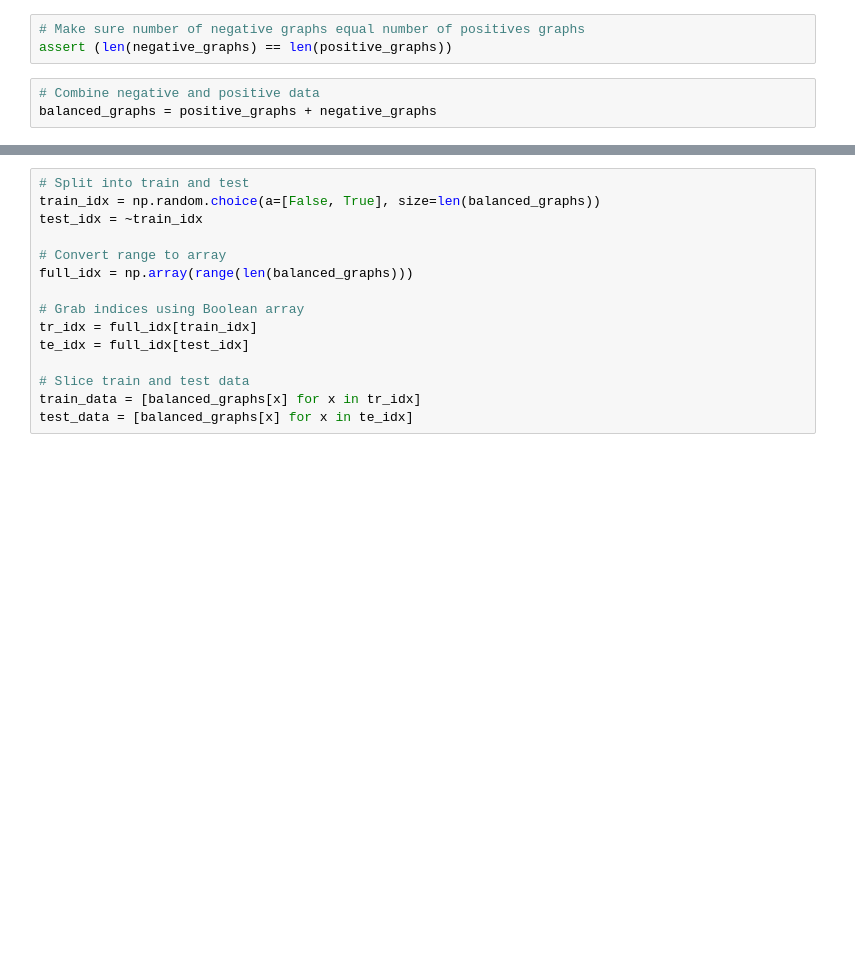
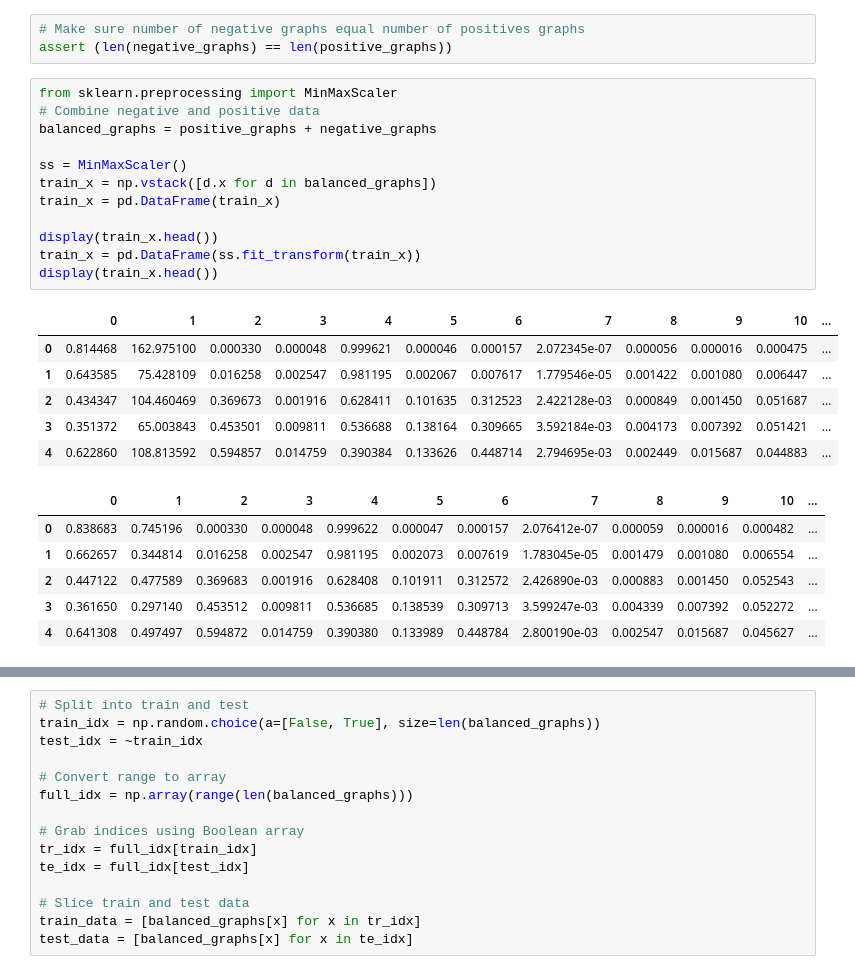
Before and after one commit to Sum02dean/GCN-STRING, a Jupyter notebook: src/notebooks/GCN.ipynb, the cells around one changed output, grey strips where cells are left out. Drawn from its saved outputs; the diff is of its cells as text; blank space fills up the shorter version.

```diff
--- a/src/notebooks/GCN.ipynb
+++ b/src/notebooks/GCN.ipynb
@@ -102,6 +105,28 @@ negative_graphs = format_graphs(neg_graphs, label=0)
 # %%
 # Make sure number of negative graphs equal number of positives graphs
 assert (len(negative_graphs) == len(positive_graphs))
-# %%
-# Combine negative and positive data
-balanced_graphs = positive_graphs + negative_graphs
+# %%
+from sklearn.preprocessing import MinMaxScaler
+# Combine negative and positive data
+balanced_graphs = positive_graphs + negative_graphs
+
+ss = MinMaxScaler()
+train_x = np.vstack([d.x for d in balanced_graphs])
+train_x = pd.DataFrame(train_x)
+
+display(train_x.head())
+train_x = pd.DataFrame(ss.fit_transform(train_x))
+display(train_x.head())
+# %% [output]
+|  | 0 | 1 | 2 | 3 | 4 | 5 | 6 | 7 | 8 | 9 | 10 | ... |
+| 0 | 0.814468 | 162.975100 | 0.000330 | 0.000048 | 0.999621 | 0.000046 | 0.000157 | 2.072345e-07 | 0.000056 | 0.000016 | 0.000475 | ... |
+| 1 | 0.643585 | 75.428109 | 0.016258 | 0.002547 | 0.981195 | 0.002067 | 0.007617 | 1.779546e-05 | 0.001422 | 0.001080 | 0.006447 | ... |
+| 2 | 0.434347 | 104.460469 | 0.369673 | 0.001916 | 0.628411 | 0.101635 | 0.312523 | 2.422128e-03 | 0.000849 | 0.001450 | 0.051687 | ... |
+| 3 | 0.351372 | 65.003843 | 0.453501 | 0.009811 | 0.536688 | 0.138164 | 0.309665 | 3.592184e-03 | 0.004173 | 0.007392 | 0.051421 | ... |
+| 4 | 0.622860 | 108.813592 | 0.594857 | 0.014759 | 0.390384 | 0.133626 | 0.448714 | 2.794695e-03 | 0.002449 | 0.015687 | 0.044883 | ... |
+|  | 0 | 1 | 2 | 3 | 4 | 5 | 6 | 7 | 8 | 9 | 10 | ... |
+| 0 | 0.838683 | 0.745196 | 0.000330 | 0.000048 | 0.999622 | 0.000047 | 0.000157 | 2.076412e-07 | 0.000059 | 0.000016 | 0.000482 | ... |
+| 1 | 0.662657 | 0.344814 | 0.016258 | 0.002547 | 0.981195 | 0.002073 | 0.007619 | 1.783045e-05 | 0.001479 | 0.001080 | 0.006554 | ... |
+| 2 | 0.447122 | 0.477589 | 0.369683 | 0.001916 | 0.628408 | 0.101911 | 0.312572 | 2.426890e-03 | 0.000883 | 0.001450 | 0.052543 | ... |
+| 3 | 0.361650 | 0.297140 | 0.453512 | 0.009811 | 0.536685 | 0.138539 | 0.309713 | 3.599247e-03 | 0.004339 | 0.007392 | 0.052272 | ... |
+| 4 | 0.641308 | 0.497497 | 0.594872 | 0.014759 | 0.390380 | 0.133989 | 0.448784 | 2.800190e-03 | 0.002547 | 0.015687 | 0.045627 | ... |
```
Also changed, not shown: parts of 9 cells of this notebook, 2 other files.
